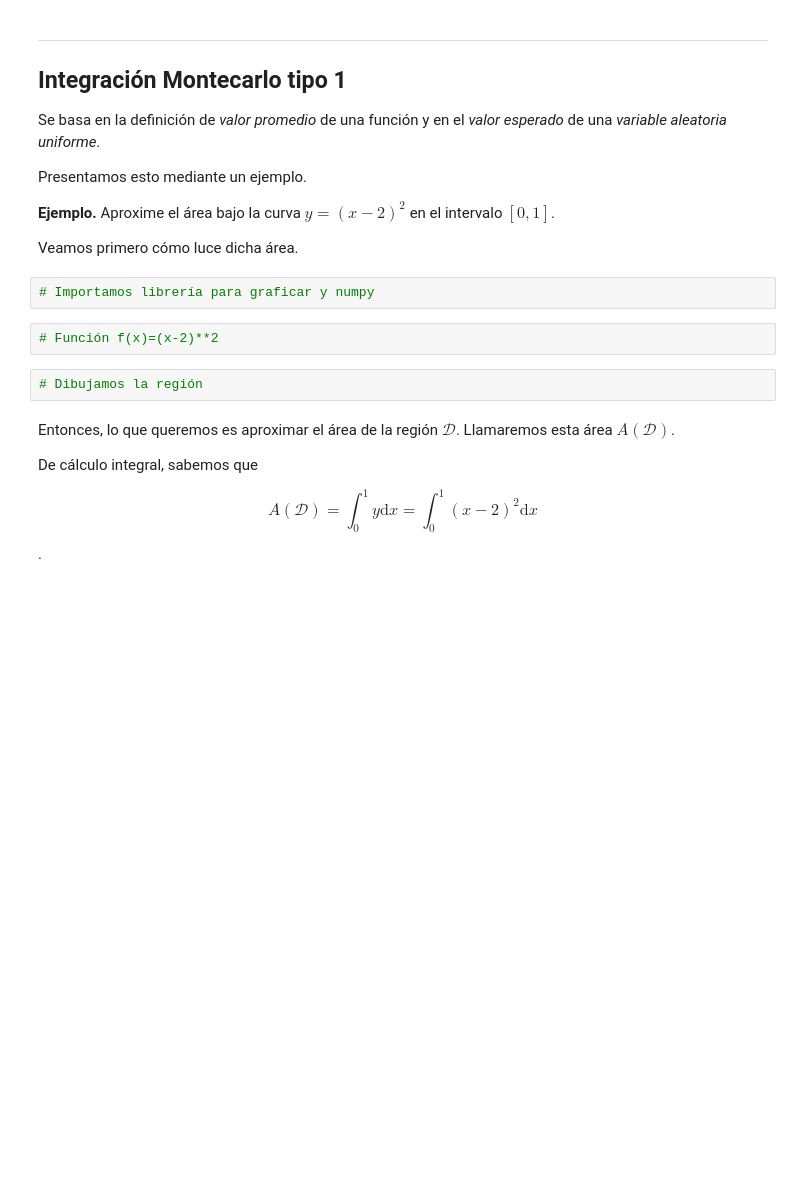
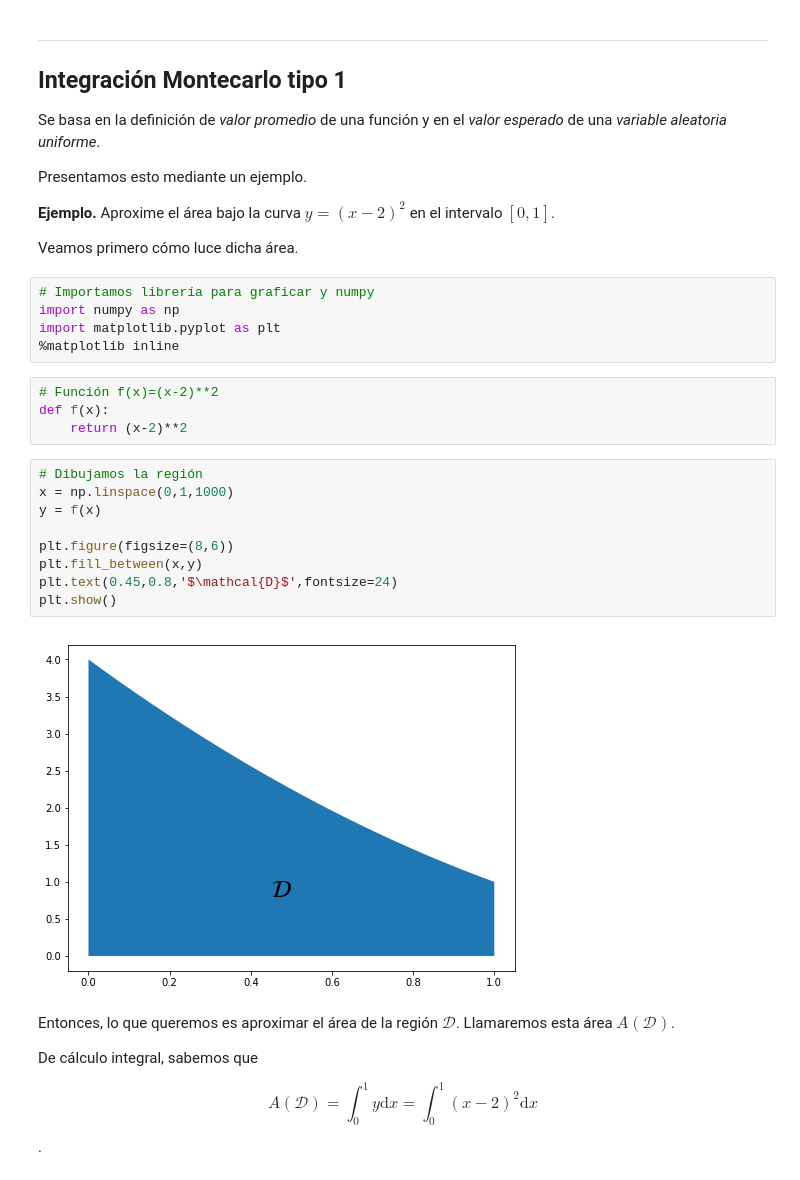
Before and after one commit to zapatacc/SimMat2019-1, a Jupyter notebook: Modulo2/Clase10_IntegracionMontecarlo.ipynb, the cells around one changed output. Drawn from its saved outputs; the diff is of its cells as text; blank space fills up the shorter version.

```diff
--- a/Modulo2/Clase10_IntegracionMontecarlo.ipynb
+++ b/Modulo2/Clase10_IntegracionMontecarlo.ipynb
@@ -58,10 +62,24 @@ Presentamos esto mediante un ejemplo.
 Veamos primero cómo luce dicha área.
 # %%
 # Importamos librería para graficar y numpy
+import numpy as np
+import matplotlib.pyplot as plt
+%matplotlib inline
 # %%
 # Función f(x)=(x-2)**2
+def f(x):
+    return (x-2)**2
-# %%
-# Dibujamos la región
+# %%
+# Dibujamos la región
+x = np.linspace(0,1,1000)
+y = f(x)
+
+plt.figure(figsize=(8,6))
+plt.fill_between(x,y)
+plt.text(0.45,0.8,'$\mathcal{D}$',fontsize=24)
+plt.show()
+# %% [output]
+[figure, added]
 # %% [markdown]
 Entonces, lo que queremos es aproximar el área de la región $\mathcal{D}$. Llamaremos esta área $A(\mathcal{D})$.
 
```
Also changed, not shown: parts of 22 cells of this notebook.
